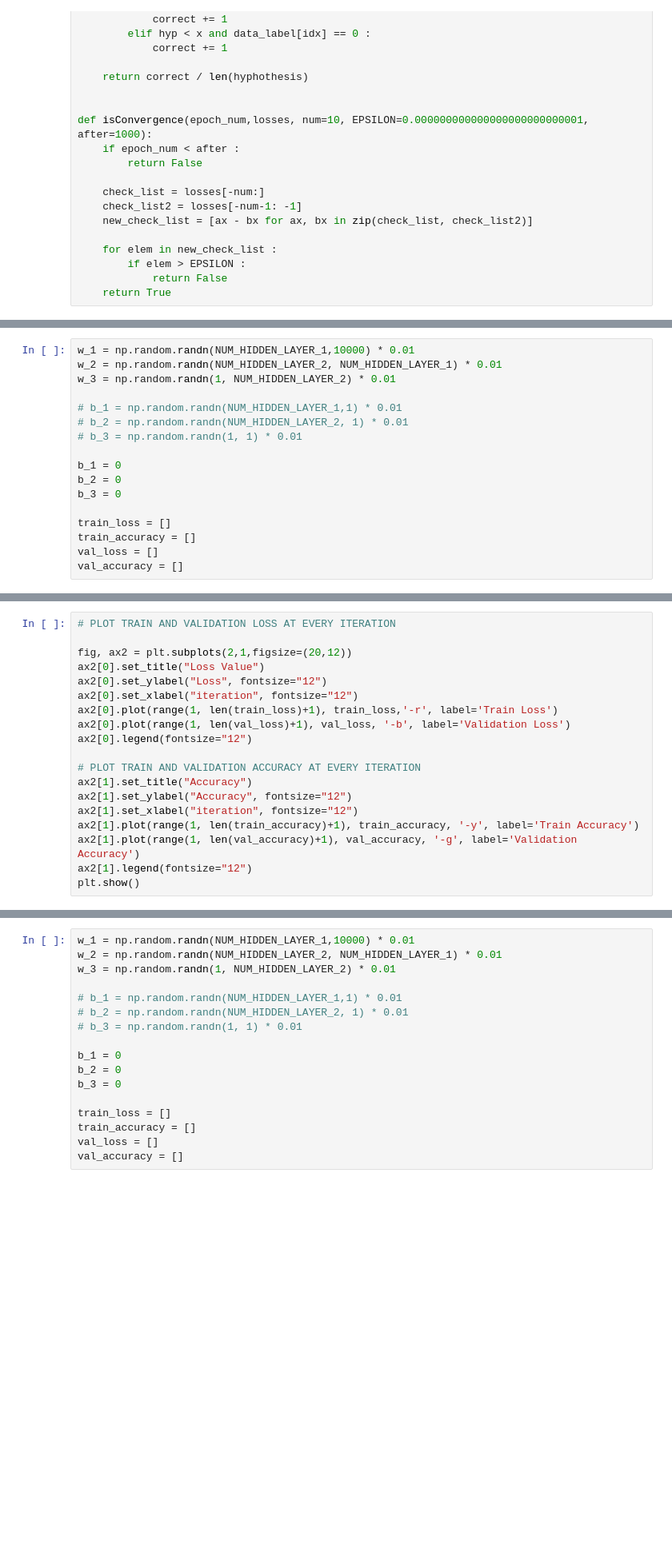
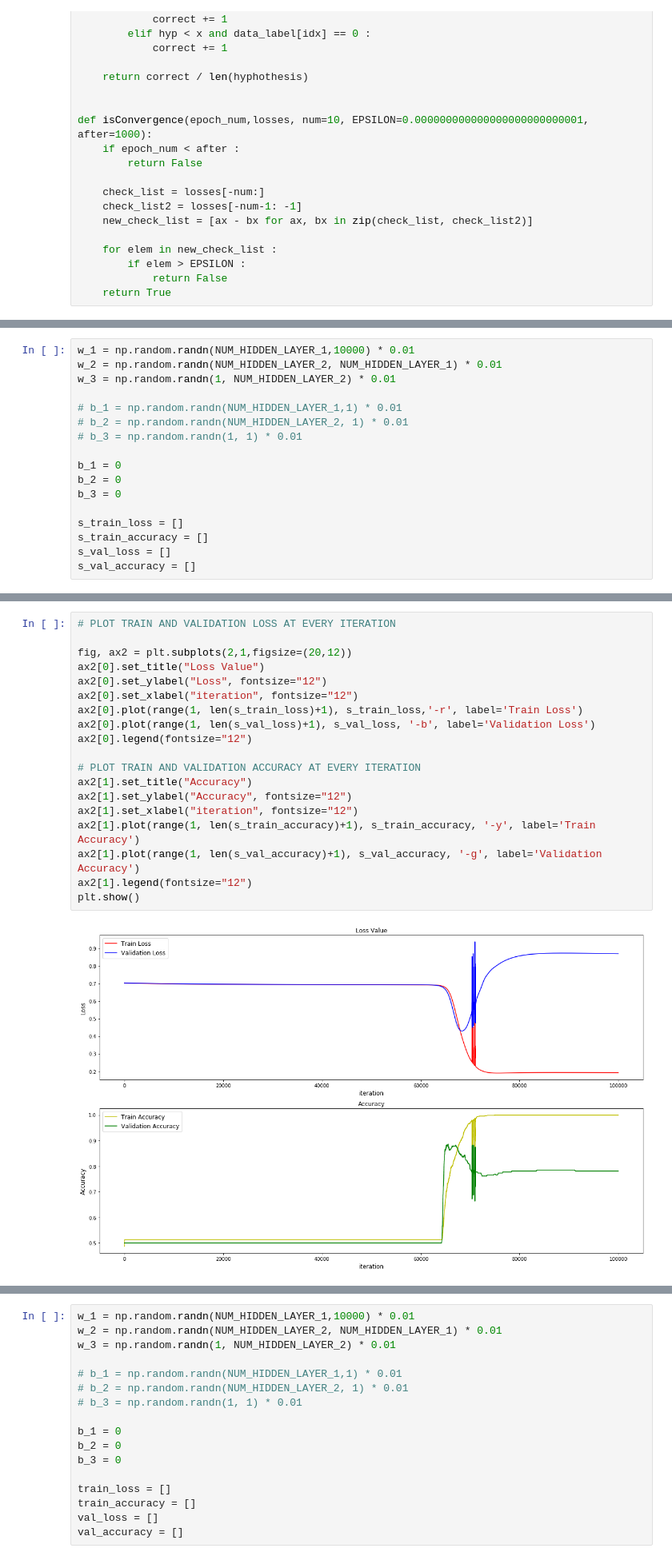
Before and after one commit to ddamddi/ml-project, a Jupyter notebook: Assignment#6/Assignment#6.ipynb, the cells around one changed output, grey strips where cells are left out. Shown: that part at 80% size. Drawn from its saved outputs; the diff is of its cells as text; blank space fills up the shorter version.

```diff
--- a/Assignment#6/Assignment#6.ipynb
+++ b/Assignment#6/Assignment#6.ipynb
@@ -254,10 +254,10 @@ b_1 = 0
 b_2 = 0
 b_3 = 0
 
-train_loss = []
-train_accuracy = []
-val_loss = []
-val_accuracy = []
+s_train_loss = []
+s_train_accuracy = []
+s_val_loss = []
+s_val_accuracy = []
 # %%
 for i in trange(NUM_EPOCH, desc="EPOCH"):
     J = 0
@@ -335,22 +337,24 @@ for i in trange(NUM_EPOCH, desc="EPOCH"):
 # %%
 # PLOT TRAIN AND VALIDATION LOSS AT EVERY ITERATION
 
 fig, ax2 = plt.subplots(2,1,figsize=(20,12))
 ax2[0].set_title("Loss Value")
 ax2[0].set_ylabel("Loss", fontsize="12")
 ax2[0].set_xlabel("iteration", fontsize="12")
-ax2[0].plot(range(1, len(train_loss)+1), train_loss,'-r', label='Train Loss')
-ax2[0].plot(range(1, len(val_loss)+1), val_loss, '-b', label='Validation Loss')
+ax2[0].plot(range(1, len(s_train_loss)+1), s_train_loss,'-r', label='Train Loss')
+ax2[0].plot(range(1, len(s_val_loss)+1), s_val_loss, '-b', label='Validation Loss')
 ax2[0].legend(fontsize="12")
 
 # PLOT TRAIN AND VALIDATION ACCURACY AT EVERY ITERATION
 ax2[1].set_title("Accuracy")
 ax2[1].set_ylabel("Accuracy", fontsize="12")
 ax2[1].set_xlabel("iteration", fontsize="12")
-ax2[1].plot(range(1, len(train_accuracy)+1), train_accuracy, '-y', label='Train Accuracy')
-ax2[1].plot(range(1, len(val_accuracy)+1), val_accuracy, '-g', label='Validation Accuracy')
+ax2[1].plot(range(1, len(s_train_accuracy)+1), s_train_accuracy, '-y', label='Train Accuracy')
+ax2[1].plot(range(1, len(s_val_accuracy)+1), s_val_accuracy, '-g', label='Validation Accuracy')
 ax2[1].legend(fontsize="12")
 plt.show()
+# %% [output]
+[figure, added]
 # %% [markdown]
 ## Variance (small λ)
 | dataset | loss | accuracy |
```
Also changed, not shown: parts of 9 cells of this notebook.
